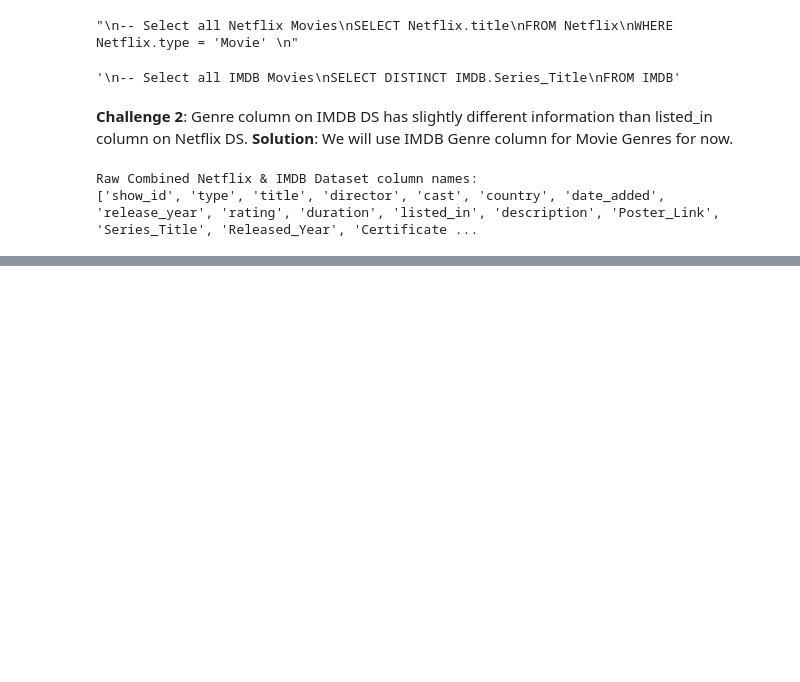
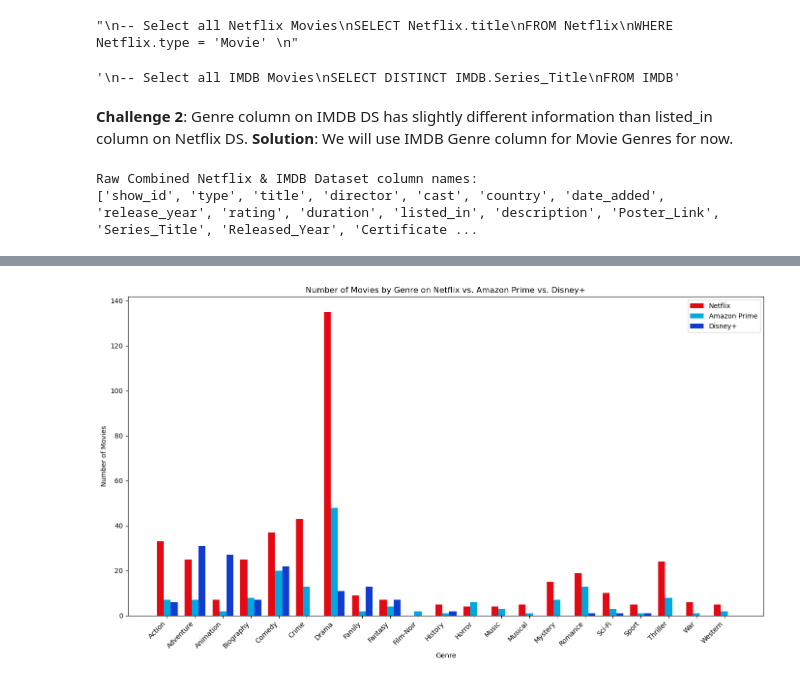
Before and after one commit to ulquyorra-11/Cinemalytics, a Jupyter notebook: notebooks/samer.ipynb, the cells around one changed output, grey strips where cells are left out. Saved outputs shown, nothing was run; the diff lists cells and outputs as text; code cells hidden in the pictures; blank space fills up the shorter version.

```diff
--- a/notebooks/samer.ipynb
+++ b/notebooks/samer.ipynb
@@ -122,0 +201,32 @@ Name: count, dtype: int64
+# %%
+# Creating a new DataFrame for plotting
+combined_genre_counts = pd.DataFrame({
+    'Netflix': netflix_genre_counts,
+    'Amazon Prime': amazon_genre_counts,
+    'Disney+': disney_genre_counts
+}).fillna(0)  # Fill missing values with zeroes
+
+# Ensure all genres are included and aligned
+genres = combined_genre_counts.index
+
+# Setting up the positions for the bars
+ind = np.arange(len(genres))  # the x locations for the groups
+width = 0.25  # the width of the bars
+
+fig, ax = plt.subplots(figsize=(14, 8))
+rects1 = ax.bar(ind - width, combined_genre_counts['Netflix'], width, label='Netflix', color='#E50914')
+rects2 = ax.bar(ind, combined_genre_counts['Amazon Prime'], width, label='Amazon Prime', color='#00A8E1')
+rects3 = ax.bar(ind + width, combined_genre_counts['Disney+'], width, label='Disney+', color='#113CCF')
+
+# Add some text for labels, title and axes ticks
+ax.set_xlabel('Genre')
+ax.set_ylabel('Number of Movies')
+ax.set_title('Number of Movies by Genre on Netflix vs. Amazon Prime vs. Disney+')
+ax.set_xticks(ind)
+ax.set_xticklabels(genres, rotation=45, ha="right")
+ax.legend()
+
+plt.tight_layout()
+plt.show()
+# %% [output]
+[figure, added]
```
Also changed, not shown: parts of 7 cells of this notebook.
